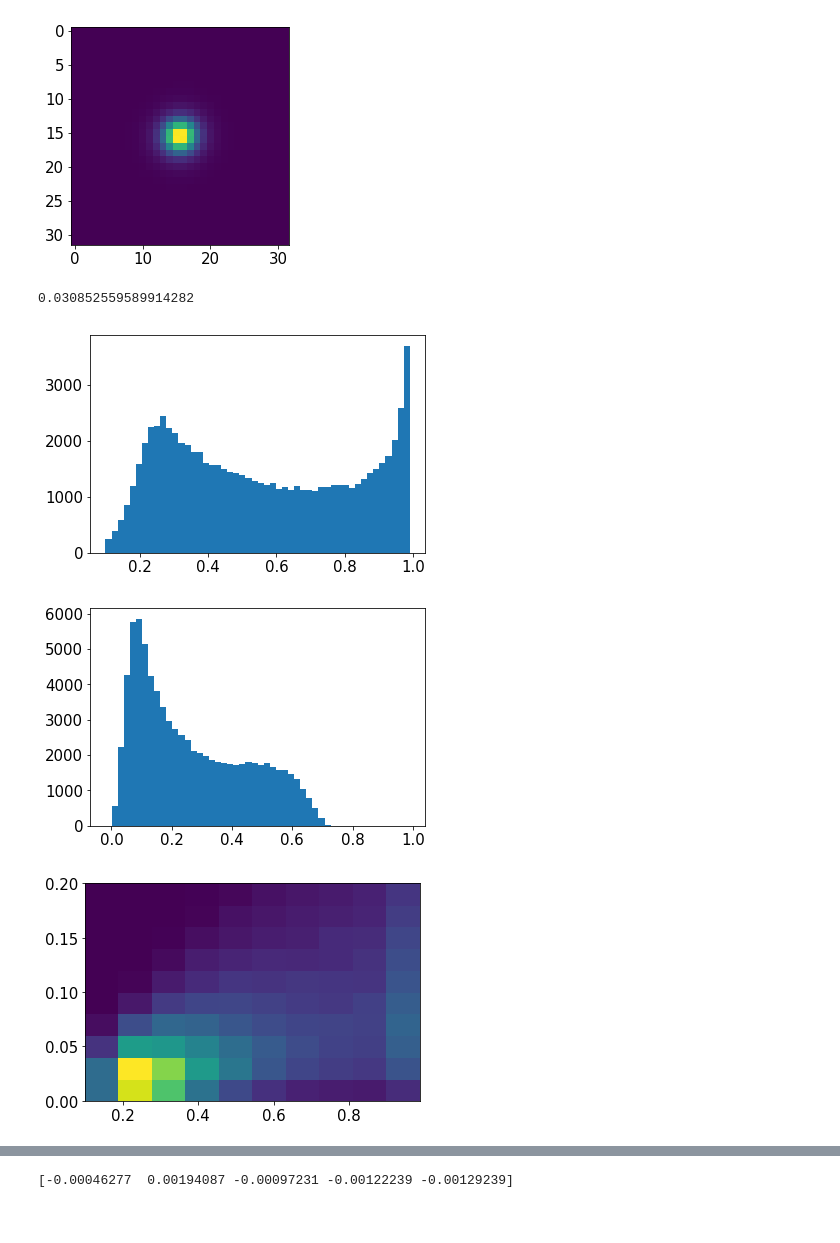
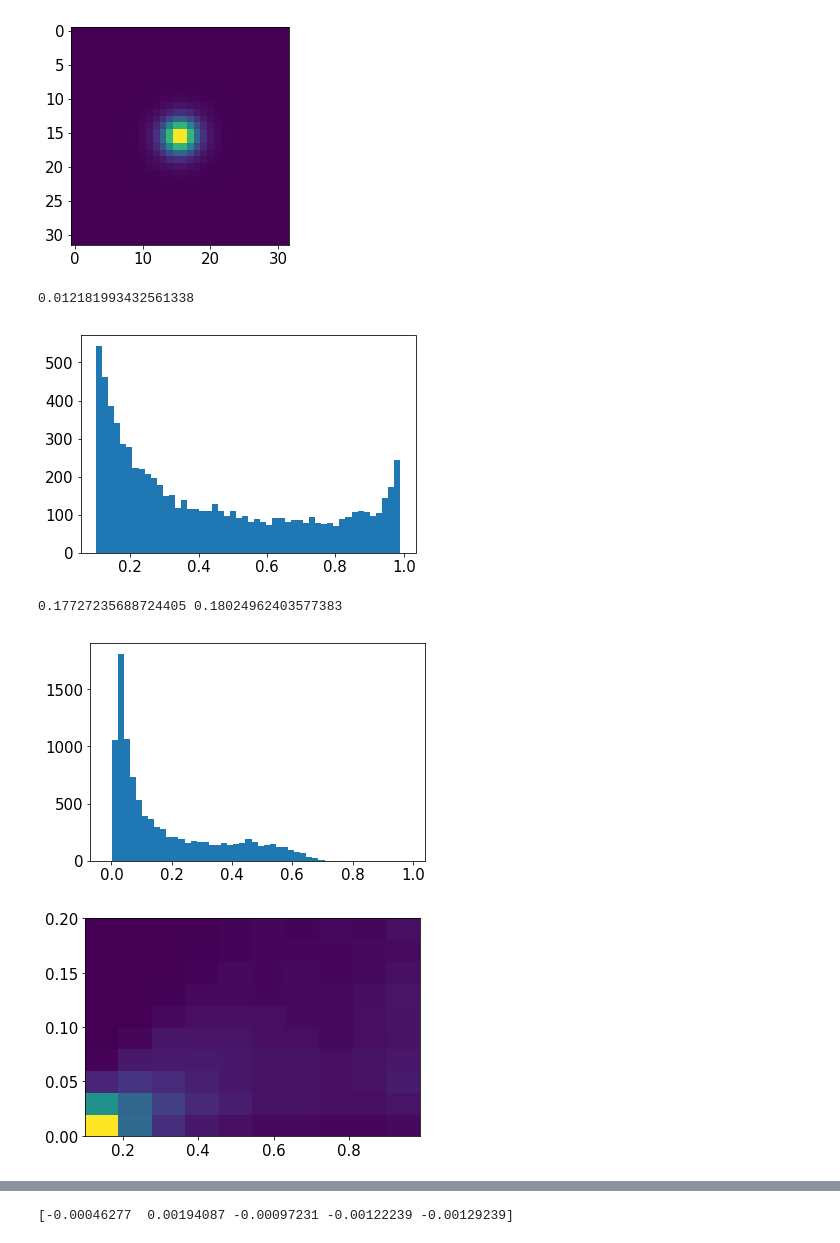
Before and after one commit to mr-superonion/FPFS, a Jupyter notebook: notebook/paper-FPFS2021/2-selBias.ipynb, the cells around one changed output, grey strips where cells are left out. Drawn from its saved outputs; the diff is of its cells as text; code cells hidden in the pictures.

```diff
--- a/notebook/paper-FPFS2021/2-selBias.ipynb
+++ b/notebook/paper-FPFS2021/2-selBias.ipynb
@@ -78,35 +78,37 @@ fpTask=fpfsBase.fpfsTask(psfData,beta=beta)
 # %% [output]
 [figure]
 # %%
-C=500.
+C=2000.
 import numpy.lib.recfunctions as rfn
 
 elli1=[]
 elli2=[]
-for ifield in range(8):
+for ifield in range(1):
     # read galaxy image
     galImgAll1=pyfits.getdata('galaxy_basic_psf%d/image-%d-g1-2222.fits' %(psfFWHM*100,ifield))
     galImgAll2=pyfits.getdata('galaxy_basic_psf%d/image-%d-g1-0000.fits' %(psfFWHM*100,ifield))
     elli1U=measure(galImgAll1,C)
     elli2U=measure(galImgAll2,C)
     elli1.append(elli1U)
     elli2.append(elli2U)
     del elli1U,elli2U,galImgAll1,galImgAll2
     gc.collect()
 elli1=rfn.stack_arrays(elli1,usemask=False)
 elli2=rfn.stack_arrays(elli2,usemask=False)
 plt.hist(elli1['fpfs_s0'],bins=50,range=(0.1,0.99))
 print(elli1['fpfs_s0'].min())
 # %% [output]
-0.030852559589914282
+0.012181993432561338
-[figure, old version]
+[figure, new version]
 # %%
 _=plt.hist(elli1['fpfs_RE'],bins=50,range=(-0.02,0.99))
+print(np.average(elli1['fpfs_RE']),np.std(elli1['fpfs_RE']))
 # %% [output]
+0.17727235688724405 0.18024962403577383
-[figure, old version]
+[figure, new version]
 # %%
 _=plt.hist2d(elli1['fpfs_s0'],np.sqrt(elli1['fpfs_eSquare']),bins=10,range=((0.1,0.99),(0.,0.2)))
 # %% [output]
-[figure, old version]
+[figure, new version]
 # %%
 gest=[]
```
Also changed, not shown: parts of 1 cell of this notebook, 4 other files.
